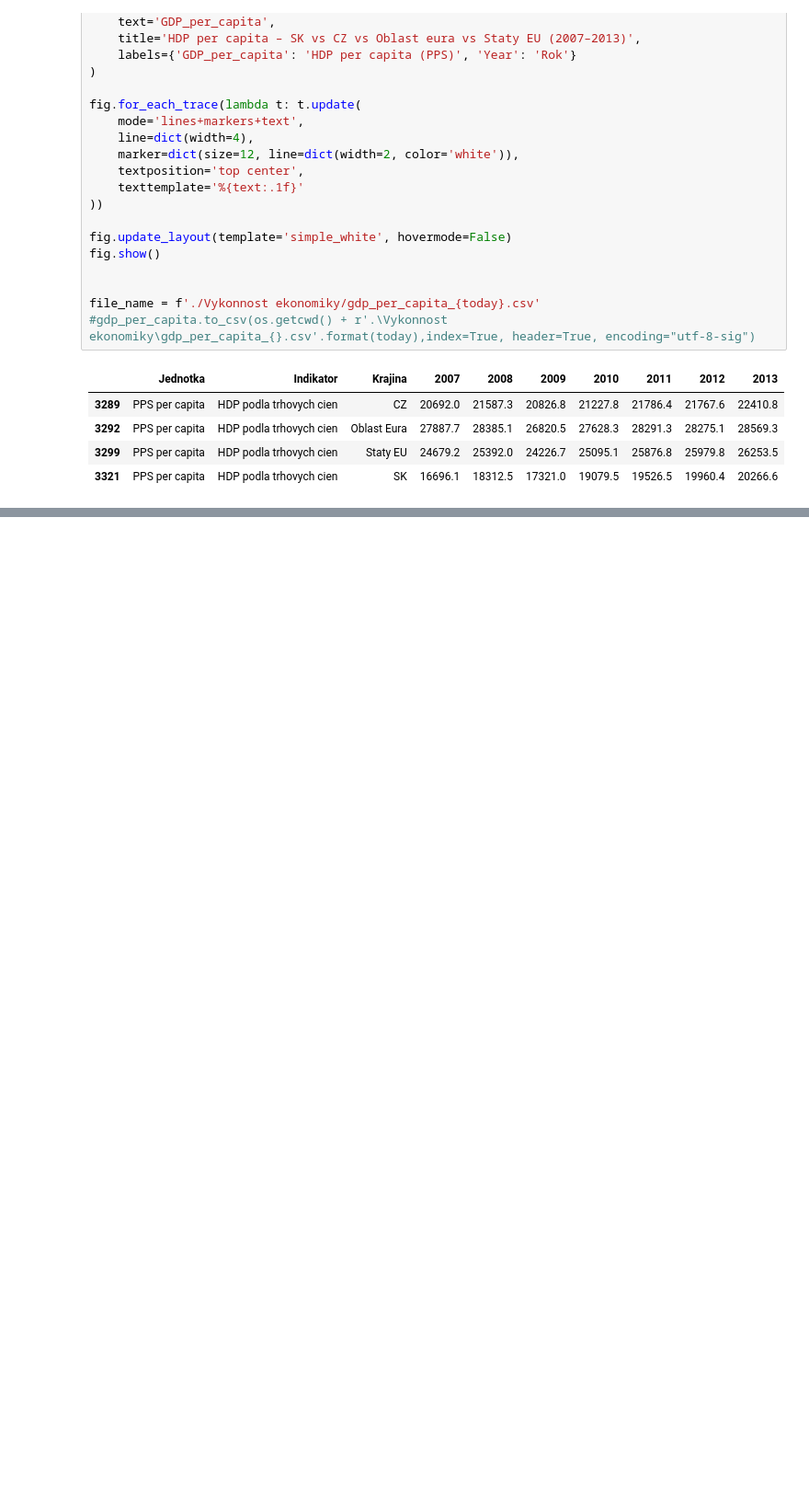
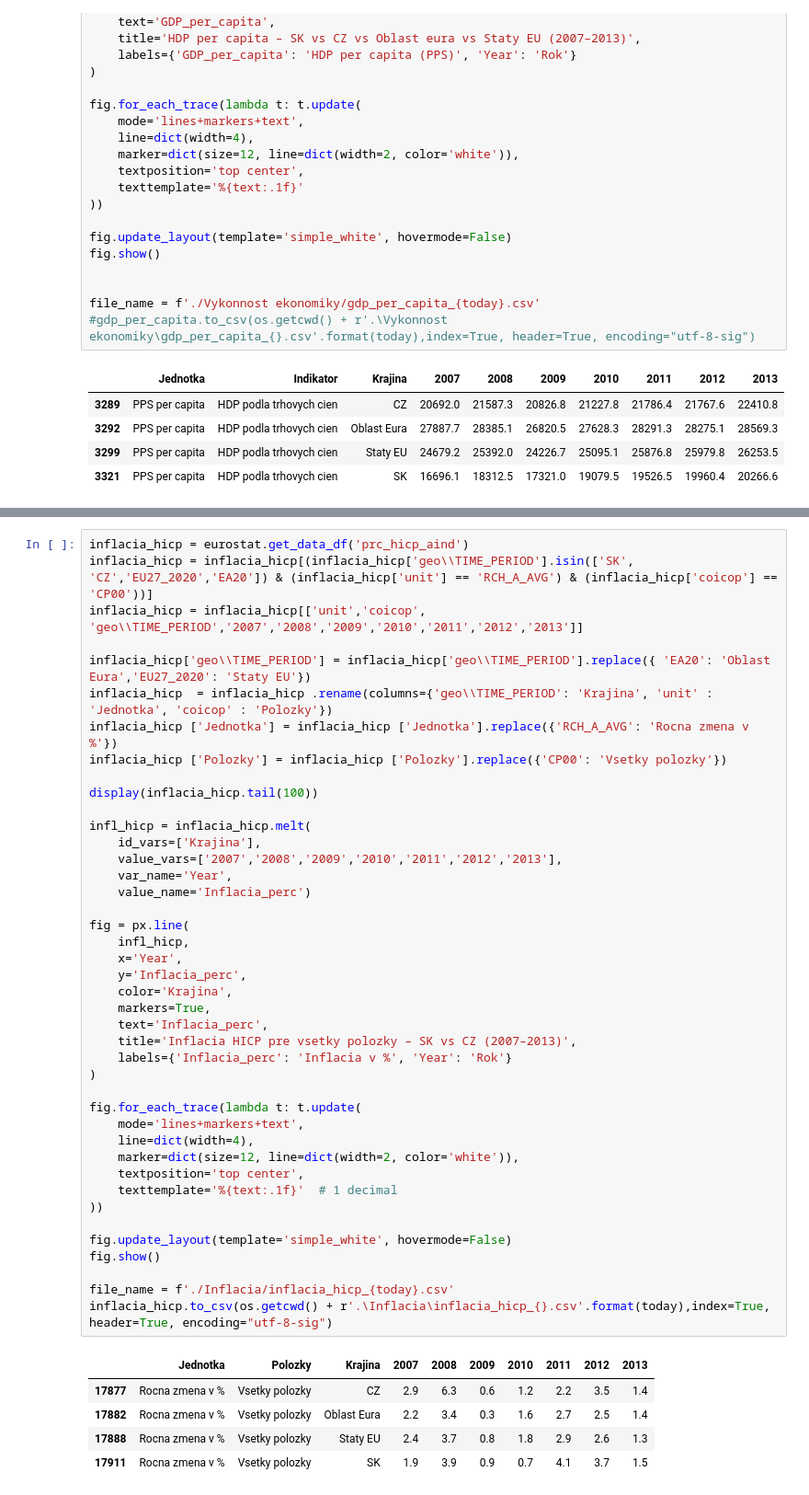
Before and after one commit to NyX3Ton/nyx3ton-project, a Jupyter notebook: data-management/main-app.ipynb, the cells around one changed output, grey strips where cells are left out. Shown at 92% size. Drawn from its saved outputs; the diff is of its cells as text; blank space fills up the shorter version.

```diff
--- a/data-management/main-app.ipynb
+++ b/data-management/main-app.ipynb
@@ -116,3 +116,51 @@ gdp_gross.to_csv(os.getcwd() + r'.\Vykonnost ekonomiky\gross_gdp_{}.csv'.format(
 | 13671 | Sucasne ceny v mil. Eur | Oblast Eura | 8305630.2 | 8560396.4 | 8352911.6 | 8562140.0 | 8801720.3 | 8820585.0 | 8902595.0 |
 | 13678 | Sucasne ceny v mil. Eur | Staty EU | 9618990.8 | 9969685.0 | 9565406.4 | 9887370.1 | 10192240.6 | 10240555.4 | 10343438.8 |
 | 13701 | Sucasne ceny v mil. Eur | SK | 50472.1 | 59534.7 | 57953.2 | 62293.1 | 64503.5 | 67018.9 | 67552.6 |
+# %%
+inflacia_hicp = eurostat.get_data_df('prc_hicp_aind')
+inflacia_hicp = inflacia_hicp[(inflacia_hicp['geo\\TIME_PERIOD'].isin(['SK', 'CZ','EU27_2020','EA20']) & (inflacia_hicp['unit'] == 'RCH_A_AVG') & (inflacia_hicp['coicop'] == 'CP00'))]
+inflacia_hicp = inflacia_hicp[['unit','coicop', 'geo\\TIME_PERIOD','2007','2008','2009','2010','2011','2012','2013']]
+
+inflacia_hicp['geo\\TIME_PERIOD'] = inflacia_hicp['geo\\TIME_PERIOD'].replace({ 'EA20': 'Oblast Eura','EU27_2020': 'Staty EU'})
+inflacia_hicp  = inflacia_hicp .rename(columns={'geo\\TIME_PERIOD': 'Krajina', 'unit' : 'Jednotka', 'coicop' : 'Polozky'})
+inflacia_hicp ['Jednotka'] = inflacia_hicp ['Jednotka'].replace({'RCH_A_AVG': 'Rocna zmena v %'})
+inflacia_hicp ['Polozky'] = inflacia_hicp ['Polozky'].replace({'CP00': 'Vsetky polozky'})
+
+display(inflacia_hicp.tail(100))
+
+infl_hicp = inflacia_hicp.melt(
+    id_vars=['Krajina'],
+    value_vars=['2007','2008','2009','2010','2011','2012','2013'],
+    var_name='Year',
+    value_name='Inflacia_perc')
+
+fig = px.line(
+    infl_hicp,
+    x='Year',
+    y='Inflacia_perc',
+    color='Krajina',
+    markers=True,
+    text='Inflacia_perc',
+    title='Inflacia HICP pre vsetky polozky – SK vs CZ (2007–2013)',
+    labels={'Inflacia_perc': 'Inflacia v %', 'Year': 'Rok'}
+)
+
+fig.for_each_trace(lambda t: t.update(
+    mode='lines+markers+text',
+    line=dict(width=4),
+    marker=dict(size=12, line=dict(width=2, color='white')),
+    textposition='top center',
+    texttemplate='%{text:.1f}'  # 1 decimal
+))
+
+fig.update_layout(template='simple_white', hovermode=False)
+fig.show()
+
+file_name = f'./Inflacia/inflacia_hicp_{today}.csv'
+inflacia_hicp.to_csv(os.getcwd() + r'.\Inflacia\inflacia_hicp_{}.csv'.format(today),index=True, header=True, encoding="utf-8-sig")
+# %% [output]
+|  | Jednotka | Polozky | Krajina | 2007 | 2008 | 2009 | 2010 | 2011 | 2012 | 2013 |
+| 17877 | Rocna zmena v % | Vsetky polozky | CZ | 2.9 | 6.3 | 0.6 | 1.2 | 2.2 | 3.5 | 1.4 |
+| 17882 | Rocna zmena v % | Vsetky polozky | Oblast Eura | 2.2 | 3.4 | 0.3 | 1.6 | 2.7 | 2.5 | 1.4 |
+| 17888 | Rocna zmena v % | Vsetky polozky | Staty EU | 2.4 | 3.7 | 0.8 | 1.8 | 2.9 | 2.6 | 1.3 |
+| 17911 | Rocna zmena v % | Vsetky polozky | SK | 1.9 | 3.9 | 0.9 | 0.7 | 4.1 | 3.7 | 1.5 |
```
Also changed, not shown: parts of 3 cells of this notebook, 4 other files.
